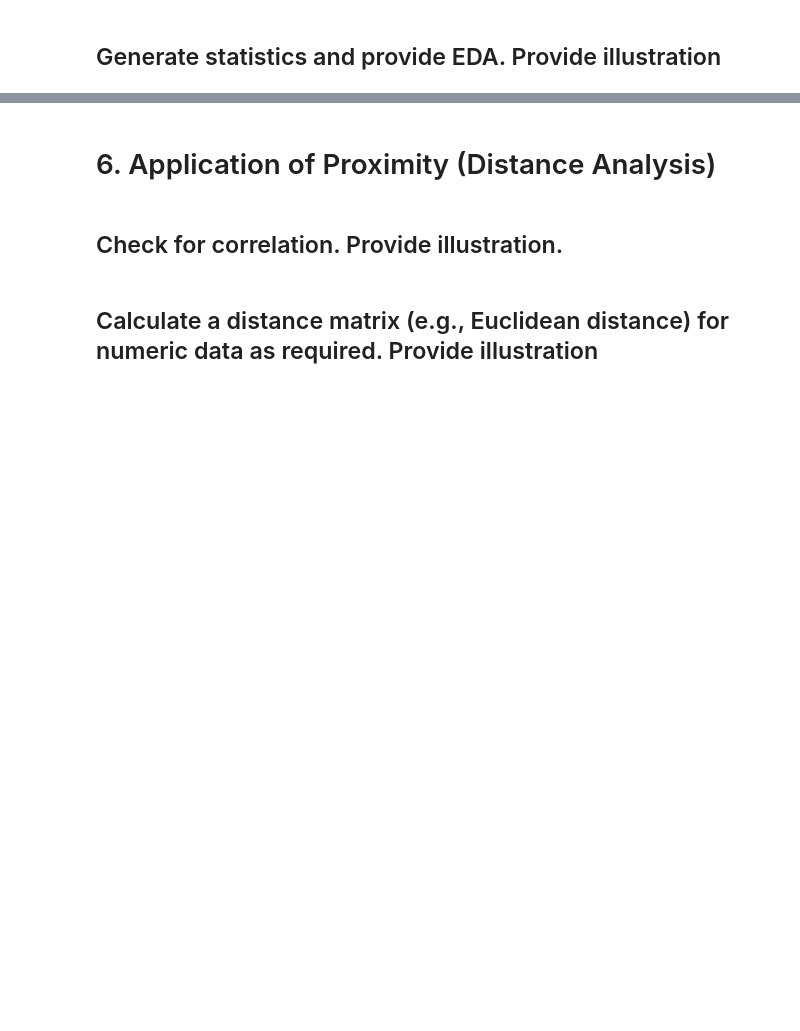
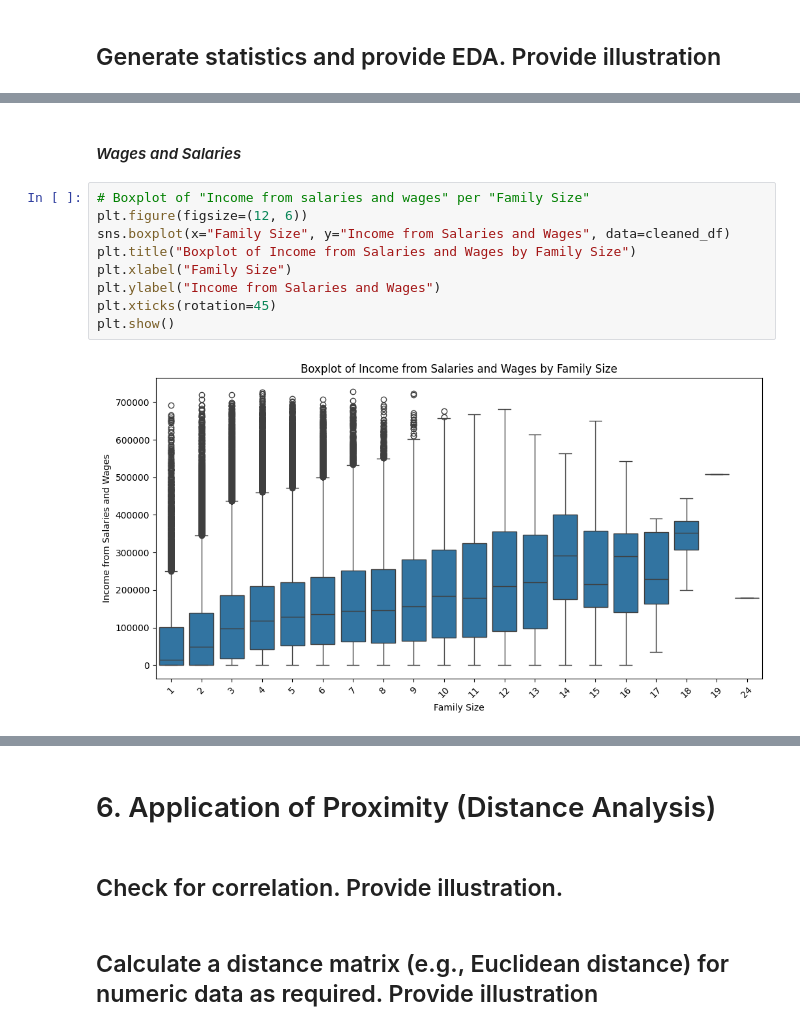
Before and after one commit to angelodelapaz/DataMiningPrelims, a Jupyter notebook: notebooks/01-EDA.ipynb, the cells around one changed output, grey strips where cells are left out. Cells and saved outputs as stored; diff of their text form; blank space fills up the shorter version.

```diff
--- a/notebooks/01-EDA.ipynb
+++ b/notebooks/01-EDA.ipynb
@@ -420,0 +521,13 @@ Number of columns after dropping: 90
+# %% [markdown]
+#### *Wages and Salaries*
+# %%
+# Boxplot of "Income from salaries and wages" per "Family Size"
+plt.figure(figsize=(12, 6))
+sns.boxplot(x="Family Size", y="Income from Salaries and Wages", data=cleaned_df)
+plt.title("Boxplot of Income from Salaries and Wages by Family Size")
+plt.xlabel("Family Size")
+plt.ylabel("Income from Salaries and Wages")
+plt.xticks(rotation=45)
+plt.show()
+# %% [output]
+[figure, added]
```
Also changed, not shown: parts of 19 cells of this notebook.
